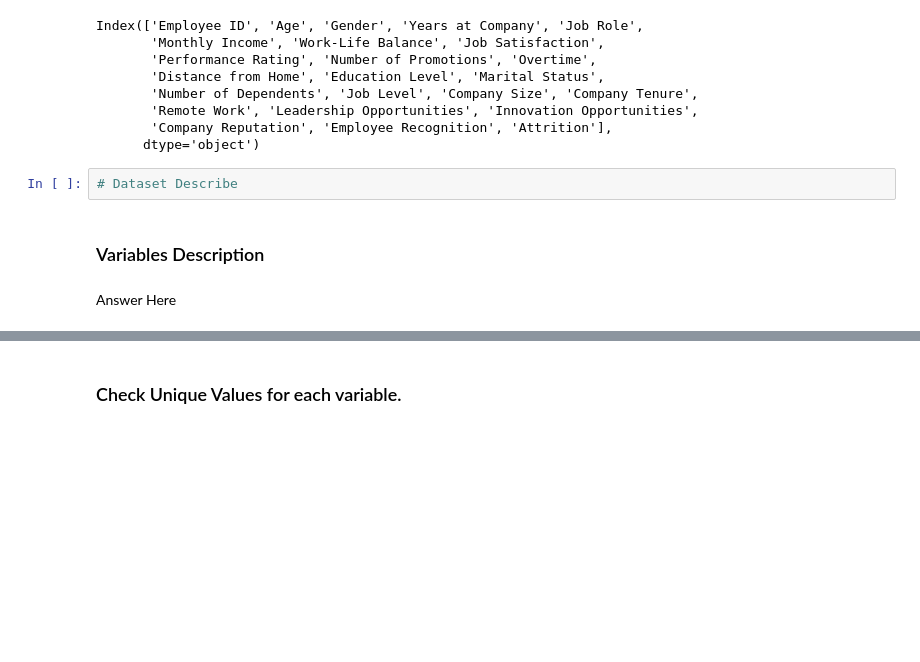
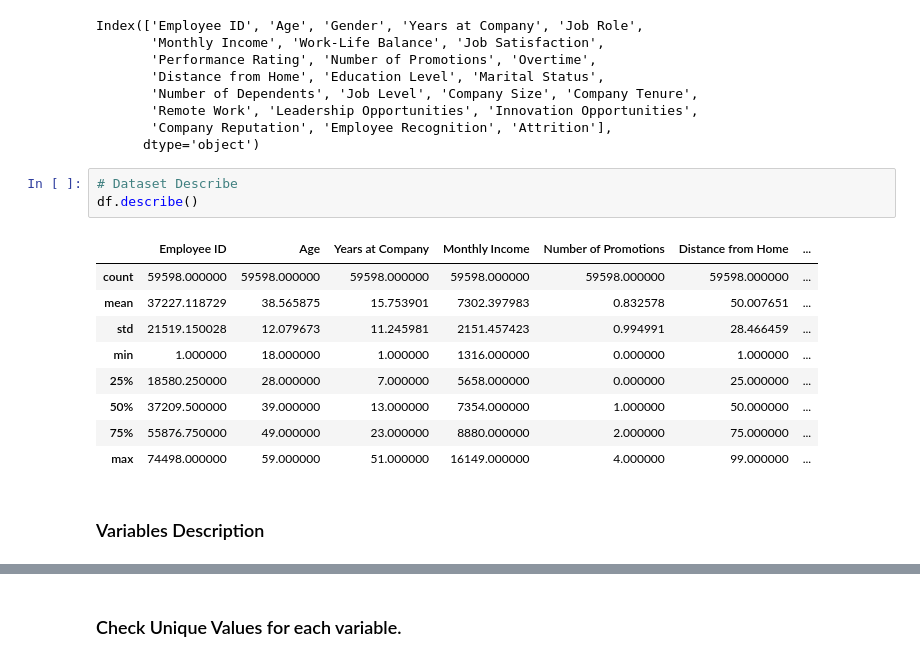
Before and after one commit to Sneha8126/Sneha-Sample-Classisfication--ML-Submission-Template, a Jupyter notebook: Sneha_Sample_Classisfication_ML_Submission_Template.ipynb, the cells around one changed output, grey strips where cells are left out. Cells and saved outputs as stored; diff of their text form; blank space fills up the shorter version.

```diff
--- a/Sneha_Sample_Classisfication_ML_Submission_Template.ipynb
+++ b/Sneha_Sample_Classisfication_ML_Submission_Template.ipynb
@@ -221,7 +221,16 @@ Index(['Employee ID', 'Age', 'Gender', 'Years at Company', 'Job Role',
       dtype='object')
 # %%
 # Dataset Describe
+df.describe()
+# %% [output]
+|  | Employee ID | Age | Years at Company | Monthly Income | Number of Promotions | Distance from Home | ... |
+| count | 59598.000000 | 59598.000000 | 59598.000000 | 59598.000000 | 59598.000000 | 59598.000000 | ... |
+| mean | 37227.118729 | 38.565875 | 15.753901 | 7302.397983 | 0.832578 | 50.007651 | ... |
+| std | 21519.150028 | 12.079673 | 11.245981 | 2151.457423 | 0.994991 | 28.466459 | ... |
+| min | 1.000000 | 18.000000 | 1.000000 | 1316.000000 | 0.000000 | 1.000000 | ... |
+| 25% | 18580.250000 | 28.000000 | 7.000000 | 5658.000000 | 0.000000 | 25.000000 | ... |
+| 50% | 37209.500000 | 39.000000 | 13.000000 | 7354.000000 | 1.000000 | 50.000000 | ... |
+| 75% | 55876.750000 | 49.000000 | 23.000000 | 8880.000000 | 2.000000 | 75.000000 | ... |
+| max | 74498.000000 | 59.000000 | 51.000000 | 16149.000000 | 4.000000 | 99.000000 | ... |
 # %% [markdown]
 ### Variables Description
-# %% [markdown]
-Answer Here
```
Also changed, not shown: parts of 2 cells of this notebook.
